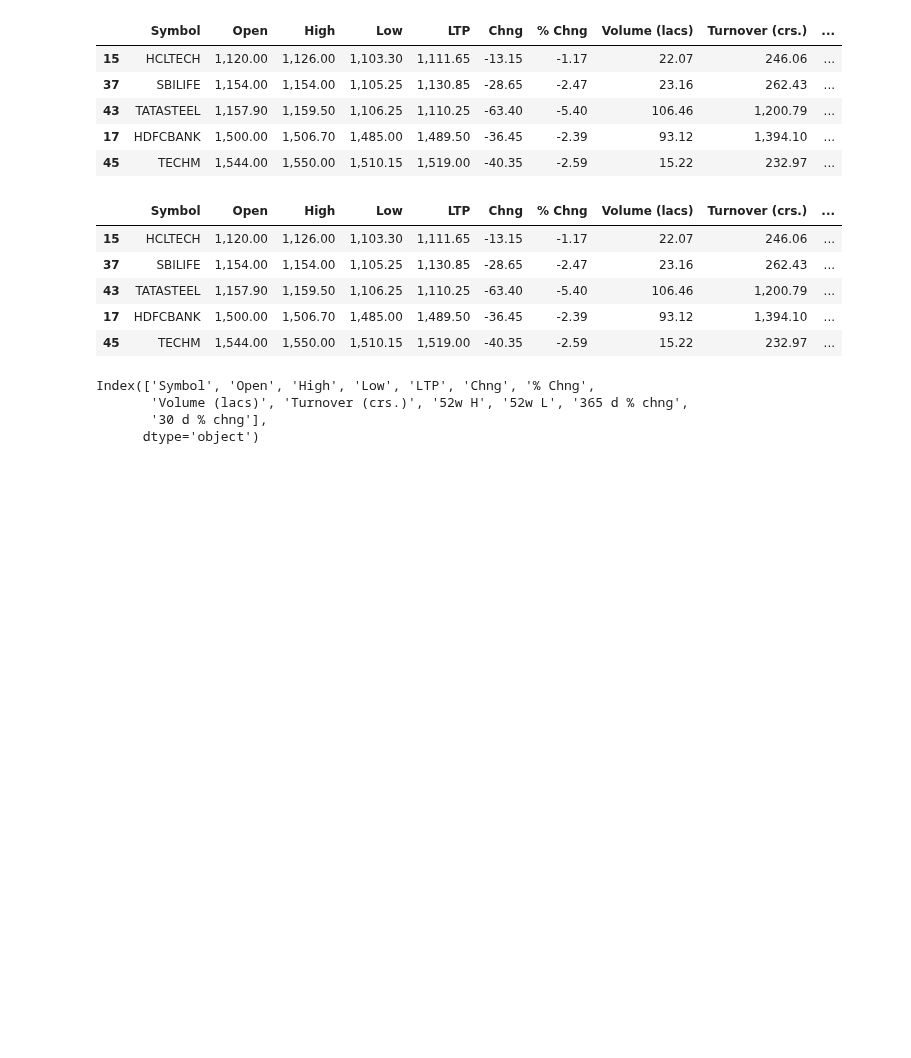
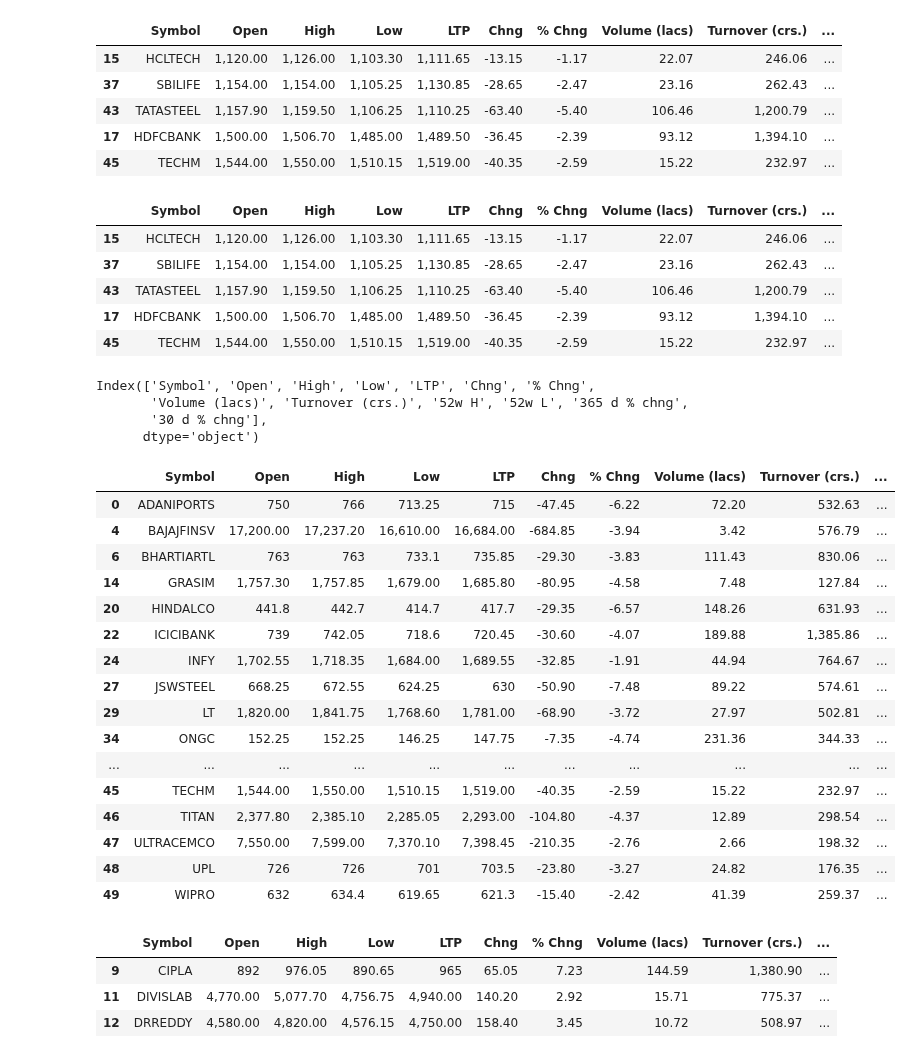
Before and after one commit to chandanabrdwj/100DaysOfML, a Jupyter notebook: nifty-50-stocks.ipynb, the cells around one changed output. Drawn from its saved outputs; the diff is of its cells as text; code cells hidden in the pictures; blank space fills up the shorter version.

```diff
--- a/nifty-50-stocks.ipynb
+++ b/nifty-50-stocks.ipynb
@@ -78,3 +78,30 @@ Index(['Symbol', 'Open', 'High', 'Low', 'LTP', 'Chng', '% Chng',
        'Volume (lacs)', 'Turnover (crs.)', '52w H', '52w L', '365 d % chng',
        '30 d % chng'],
       dtype='object')
+# %%
+df[df['365 d % chng'] > 50]
+# %% [output]
+|  | Symbol | Open | High | Low | LTP | Chng | % Chng | Volume (lacs) | Turnover (crs.) | ... |
+| 0 | ADANIPORTS | 750 | 766 | 713.25 | 715 | -47.45 | -6.22 | 72.20 | 532.63 | ... |
+| 4 | BAJAJFINSV | 17,200.00 | 17,237.20 | 16,610.00 | 16,684.00 | -684.85 | -3.94 | 3.42 | 576.79 | ... |
+| 6 | BHARTIARTL | 763 | 763 | 733.1 | 735.85 | -29.30 | -3.83 | 111.43 | 830.06 | ... |
+| 14 | GRASIM | 1,757.30 | 1,757.85 | 1,679.00 | 1,685.80 | -80.95 | -4.58 | 7.48 | 127.84 | ... |
+| 20 | HINDALCO | 441.8 | 442.7 | 414.7 | 417.7 | -29.35 | -6.57 | 148.26 | 631.93 | ... |
+| 22 | ICICIBANK | 739 | 742.05 | 718.6 | 720.45 | -30.60 | -4.07 | 189.88 | 1,385.86 | ... |
+| 24 | INFY | 1,702.55 | 1,718.35 | 1,684.00 | 1,689.55 | -32.85 | -1.91 | 44.94 | 764.67 | ... |
+| 27 | JSWSTEEL | 668.25 | 672.55 | 624.25 | 630 | -50.90 | -7.48 | 89.22 | 574.61 | ... |
+| 29 | LT | 1,820.00 | 1,841.75 | 1,768.60 | 1,781.00 | -68.90 | -3.72 | 27.97 | 502.81 | ... |
+| 34 | ONGC | 152.25 | 152.25 | 146.25 | 147.75 | -7.35 | -4.74 | 231.36 | 344.33 | ... |
+| ... | ... | ... | ... | ... | ... | ... | ... | ... | ... | ... |
+| 45 | TECHM | 1,544.00 | 1,550.00 | 1,510.15 | 1,519.00 | -40.35 | -2.59 | 15.22 | 232.97 | ... |
+| 46 | TITAN | 2,377.80 | 2,385.10 | 2,285.05 | 2,293.00 | -104.80 | -4.37 | 12.89 | 298.54 | ... |
+| 47 | ULTRACEMCO | 7,550.00 | 7,599.00 | 7,370.10 | 7,398.45 | -210.35 | -2.76 | 2.66 | 198.32 | ... |
+| 48 | UPL | 726 | 726 | 701 | 703.5 | -23.80 | -3.27 | 24.82 | 176.35 | ... |
+| 49 | WIPRO | 632 | 634.4 | 619.65 | 621.3 | -15.40 | -2.42 | 41.39 | 259.37 | ... |
+# %%
+df[df['% Chng'] > 1]
+# %% [output]
+|  | Symbol | Open | High | Low | LTP | Chng | % Chng | Volume (lacs) | Turnover (crs.) | ... |
+| 9 | CIPLA | 892 | 976.05 | 890.65 | 965 | 65.05 | 7.23 | 144.59 | 1,380.90 | ... |
+| 11 | DIVISLAB | 4,770.00 | 5,077.70 | 4,756.75 | 4,940.00 | 140.20 | 2.92 | 15.71 | 775.37 | ... |
+| 12 | DRREDDY | 4,580.00 | 4,820.00 | 4,576.15 | 4,750.00 | 158.40 | 3.45 | 10.72 | 508.97 | ... |
```
Also changed, not shown: parts of 7 cells of this notebook.
